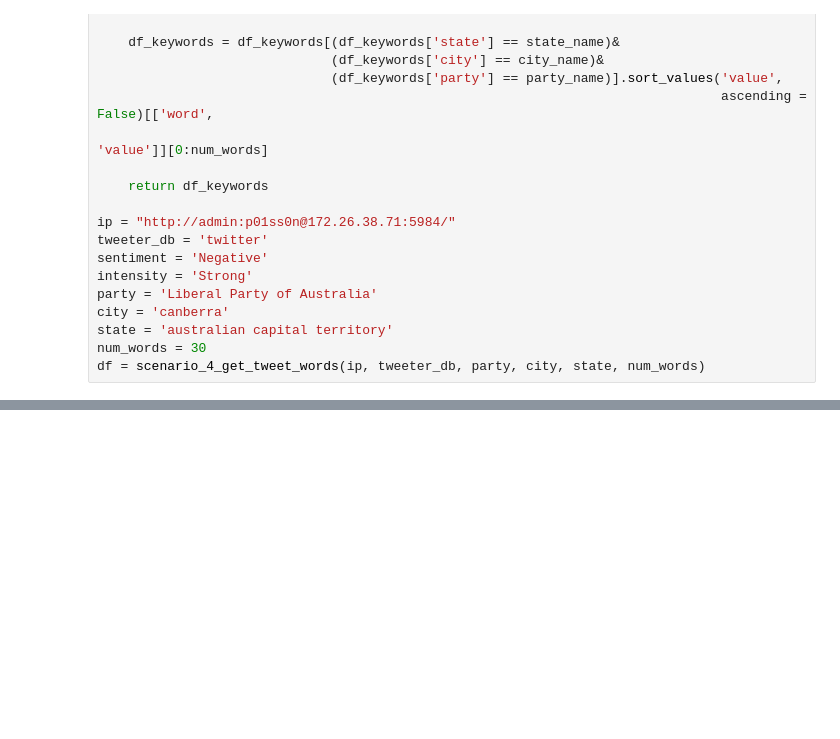
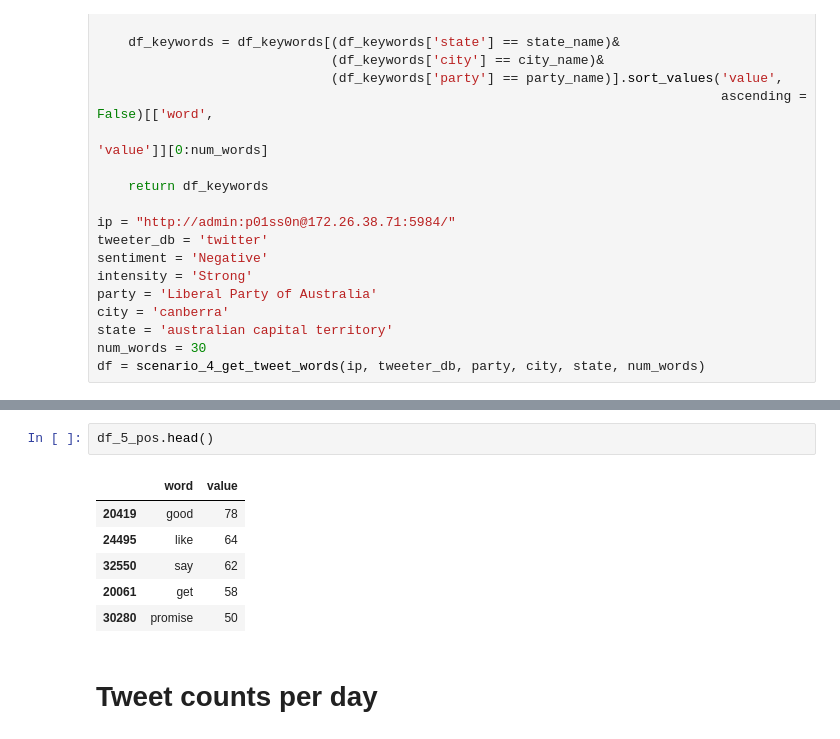
Before and after one commit to iknow1988/Cloud_Solution_Federal_Australia_Election, a Jupyter notebook: scenerio.ipynb, the cells around one changed output, grey strips where cells are left out. Drawn from its saved outputs; the diff is of its cells as text; blank space fills up the shorter version.

```diff
--- a/scenerio.ipynb
+++ b/scenerio.ipynb
@@ -555,0 +414,11 @@ plt.savefig('wordcloud', dpi=300)
+# %%
+df_5_pos.head()
+# %% [output]
+|  | word | value |
+| 20419 | good | 78 |
+| 24495 | like | 64 |
+| 32550 | say | 62 |
+| 20061 | get | 58 |
+| 30280 | promise | 50 |
+# %% [markdown]
+# Tweet counts per day
```
Also changed, not shown: parts of 41 cells of this notebook.
